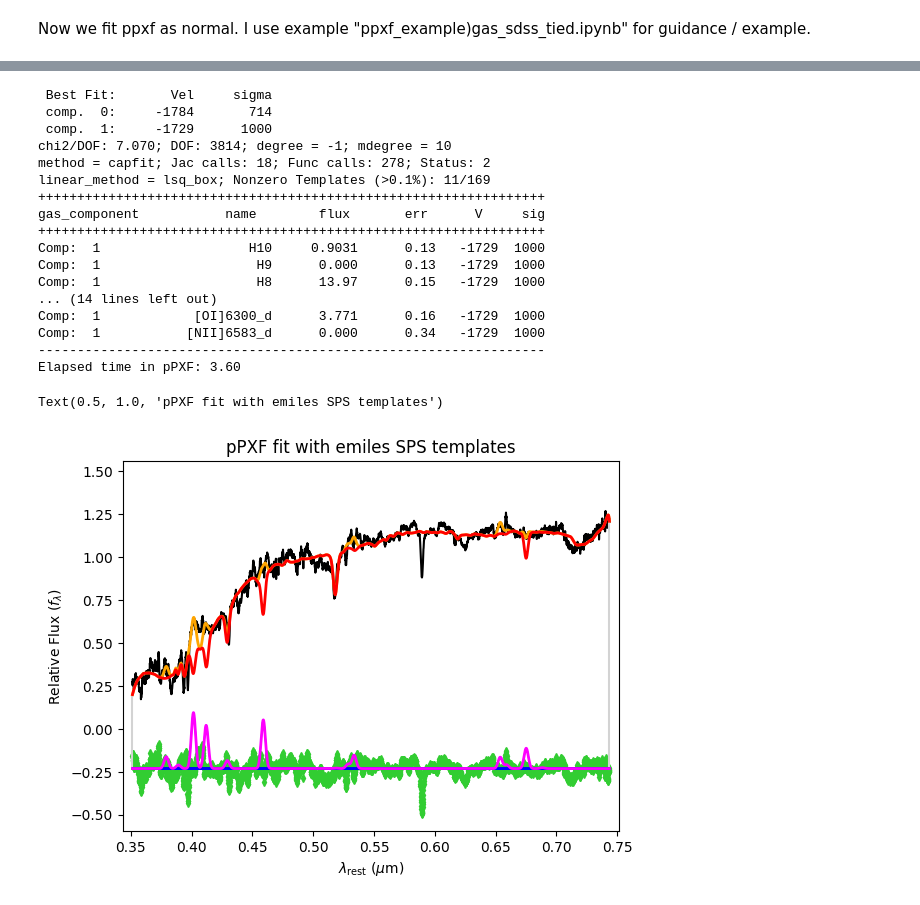
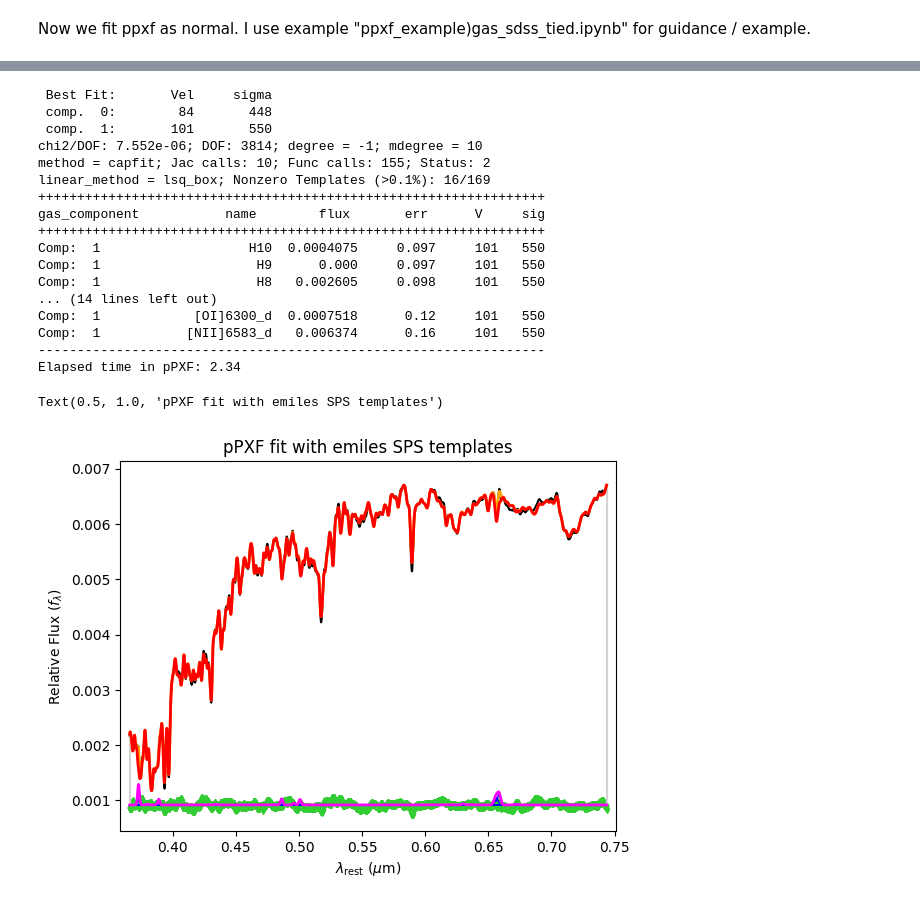
Before and after one commit to CARosss/AS01, a Jupyter notebook: stacking_spectra.ipynb, the cells around one changed output, grey strips where cells are left out. Cells and saved outputs as stored; diff of their text form; code cells hidden in the pictures.

```diff
--- a/stacking_spectra.ipynb
+++ b/stacking_spectra.ipynb
@@ -94,9 +172,11 @@ print(data[1][0][0])  #"" "" for second spectrum
 # %%
-# Plot all resampled spectra together
+# Plot all smoothed spectra together
 plt.figure(figsize=(10, 4))
-for i, spectrum in enumerate(data):
-    if i%5 ==0:  # just want to plot a few not all...
+for i, spectrum in enumerate(smoothed):
+    if i%10 ==0:  # just want to plot a few not all...
+        #plt.plot(data[i][0], data[i][1])
         plt.plot(spectrum[0], spectrum[1], label=f'Spectrum {i}', alpha=0.5)
+
 plt.legend()
 plt.show()
 # %% [output]
@@ -104,4 +184,8 @@ plt.show()
 # %%
+"""
+
+Linear binning resampling
+
 from scipy import interpolate
 
 def resample_spectrum(wave, flux, ivar, new_wave):
@@ -116,12 +200,12 @@ def resample_spectrum(wave, flux, ivar, new_wave):
     return new_flux, new_ivar
 
 # Create common wavelength grid
-wave_min = max([data[i][0][0] for i in range(len(data))])  # Maximum of all minimum wavelengths
-wave_max = min([data[i][0][-1] for i in range(len(data))]) # Minimum of all maximum wavelengths
+wave_min = max([smoothed[i][0][0] for i in range(len(smoothed))])  # Maximum of all minimum wavelengths
+wave_max = min([smoothed[i][0][-1] for i in range(len(smoothed))]) # Minimum of all maximum wavelengths
 wave_common = np.linspace(wave_min, wave_max, num=3828)
 
 # Resample all spectra
 resampled_data = []
-for spectrum in data:
+for spectrum in smoothed:
    new_flux, new_ivar = resample_spectrum(spectrum[0], spectrum[1], spectrum[2], wave_common)
-   resampled_data.append([wave_common, new_flux, new_ivar])
+   resampled_data.append([wave_common, new_flux, new_ivar])"""
@@ -208,9 +325,14 @@ errors = safe_errors(combined_ivar)  # use combined_ivar instead of ivar
 # %% [markdown]
 Now we fit ppxf as normal. I use example "ppxf_example)gas_sdss_tied.ipynb" for guidance / example.
 # %%
-c = 299792.458 # speed of light in km/s
 lam_gal = wavelength
 ln_lam_gal = np.log(lam_gal)  # Natural logarithm
 d_ln_lam_gal = (ln_lam_gal[-1] - ln_lam_gal[0])/(ln_lam_gal.size - 1)  # Use full lam range for accuracy
 velscale = c*d_ln_lam_gal                   # Velocity scale in km/s per pixel (eq.8 of Cappellari 2017)
-noise = np.full_like(flux, 0.01635)           # Assume constant noise per pixel here
+factor = 0.01635
+noise = np.full_like(flux, factor)           # Assume constant noise per pixel here
+
+
+"""
+PLAY WITH FACTOR HERE TO CHANGE CHISQUARED TO ROUGHLY 1
+"""
@@ -270,42 +396,34 @@ start = [sol for j in range(len(moments))]  # adopt the same starting value for
 # %%
 degree= -1
 mdegree = 10
 t = clock()
 
 pp = ppxf(templates, flux, noise, velscale, start, plot=False, # changed "galaxy" to flux here
             moments=moments, degree=degree, mdegree=mdegree,
             lam=lam_gal, component=component,
             gas_component=component > 0, gas_names=gas_names,
-            lam_temp=sps.lam_temp)
-
-# removed tied and inequality constraints
-"""pp = ppxf(templates, flux, noise, velscale, start, plot=False, # changed galaxy to flux here
-            moments=moments, degree=degree, mdegree=mdegree,
-            lam=lam_gal, component=component, tied=tied,
-            gas_component=component > 0, gas_names=gas_names,
-            constr_kinem=constr_kinem, lam_temp=sps.lam_temp)"""
-
+            lam_temp=sps.lam_temp, clean = True)
 
 print(f"Elapsed time in pPXF: {(clock() - t):.2f}")
 pp.plot()
 plt.title(f"pPXF fit with {sps_name} SPS templates")
 # %% [output]
  Best Fit:       Vel     sigma
- comp.  0:     -1784       714
- comp.  1:     -1729      1000
-chi2/DOF: 7.070; DOF: 3814; degree = -1; mdegree = 10
-method = capfit; Jac calls: 18; Func calls: 278; Status: 2
-linear_method = lsq_box; Nonzero Templates (>0.1%): 11/169
+ comp.  0:        84       448
+ comp.  1:       101       550
+chi2/DOF: 7.552e-06; DOF: 3814; degree = -1; mdegree = 10
+method = capfit; Jac calls: 10; Func calls: 155; Status: 2
+linear_method = lsq_box; Nonzero Templates (>0.1%): 16/169
 +++++++++++++++++++++++++++++++++++++++++++++++++++++++++++++++++
 gas_component           name        flux       err      V     sig
 +++++++++++++++++++++++++++++++++++++++++++++++++++++++++++++++++
-Comp:  1                   H10     0.9031      0.13   -1729  1000
-Comp:  1                    H9      0.000      0.13   -1729  1000
-Comp:  1                    H8      13.97      0.15   -1729  1000
+Comp:  1                   H10  0.0004075     0.097     101   550
+Comp:  1                    H9      0.000     0.097     101   550
+Comp:  1                    H8   0.002605     0.098     101   550
 ... (14 lines left out)
-Comp:  1            [OI]6300_d      3.771      0.16   -1729  1000
-Comp:  1           [NII]6583_d      0.000      0.34   -1729  1000
+Comp:  1            [OI]6300_d  0.0007518      0.12     101   550
+Comp:  1           [NII]6583_d   0.006374      0.16     101   550
 -----------------------------------------------------------------
-Elapsed time in pPXF: 3.60
+Elapsed time in pPXF: 2.34
 Text(0.5, 1.0, 'pPXF fit with emiles SPS templates')
-[figure, old version]
+[figure, new version]
```
Also changed, not shown: parts of 13 cells of this notebook, 2 other files.
